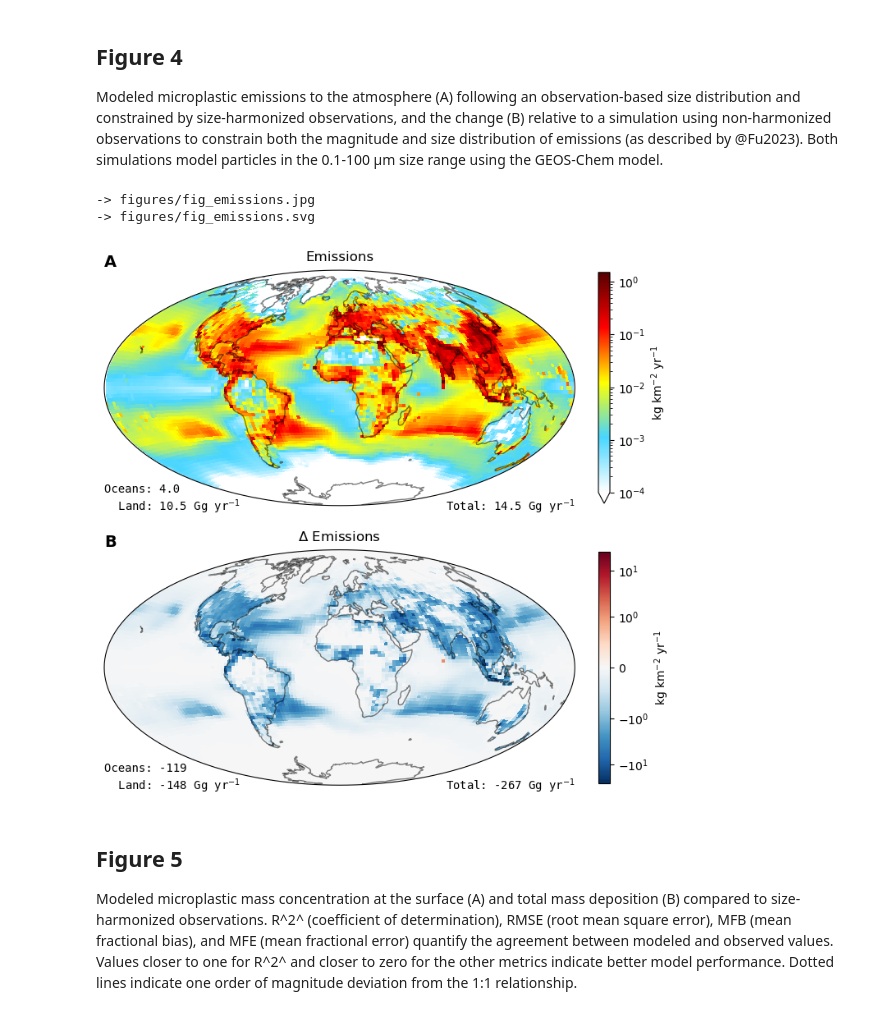
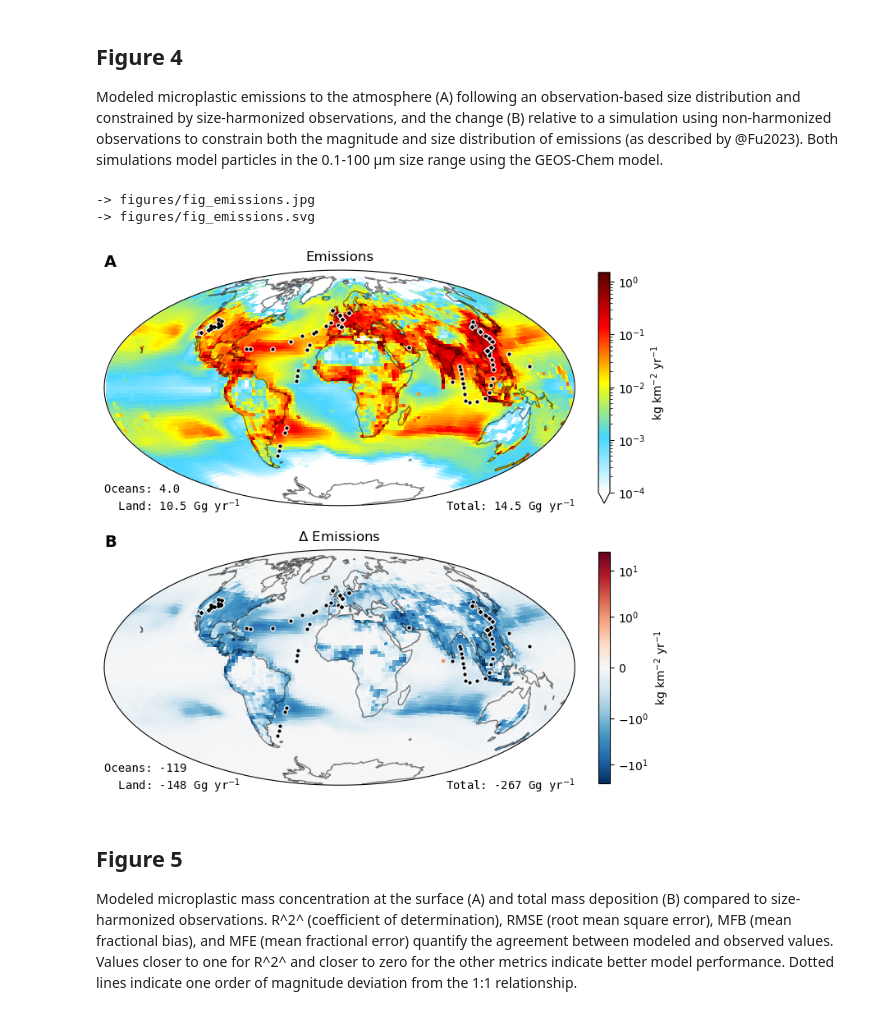
Before and after one commit to GEOS-Chem-IGE/hough2026_atmo-plast-emis_figures, a Jupyter notebook: notebooks/figures.ipynb, the cells around one changed output. Saved outputs shown, nothing was run; the diff lists cells and outputs as text; code cells hidden in the pictures.

Commit message:
Show observation locations on emissions figure

```diff
--- a/notebooks/figures.ipynb
+++ b/notebooks/figures.ipynb
@@ -812,6 +812,7 @@ Modeled microplastic emissions to the atmosphere (A) following an observation-ba
 def plot_emissions(
     main: xr.Dataset,
     alt: xr.Dataset,
+    obs: xr.Dataset or None = None,
     units: str | None = "kg/km2/yr",
     cmaps: dict[str, str | mpl_colors.Colormap] | None = None,
     lims: tuple[float | None, float | None] | None = (1e-4, None),
@@ -856,9 +857,21 @@ def plot_emissions(
             norm=norm,
             transform=ccrs.PlateCarree(),
         )
-        ax.coastlines(alpha=0.5)
+        ax.coastlines(alpha=0.5, zorder=0)
         img.colorbar.set_label(format_units_mpl(da.units))
         ax.set_title(title, va="bottom", fontsize=12)
+
+        if obs:
+            for var, marker in [("mass_concentration", "o"), ("mass_deposition", "D")]:
+                pts = obs[var].dropna(dim="index")
+                kws = {
+                    "x": pts["lon"],
+                    "y": pts["lat"],
+                    "transform": ccrs.PlateCarree(),
+                    "marker": marker,
+                }
+                ax.scatter(s=16, c="white", alpha=0.8, **kws)
+                ax.scatter(s=4, c="black", **kws)
 
     def plot_output(da: xr.DataArray, ax: GeoAxes, title: str) -> None:
         norm = mpl_colors.LogNorm(*lims)
@@ -925,35 +938,37 @@ def plot_emissions(
         cmaps = {}
     cmaps.setdefault("output", WhBlYlRd)
     cmaps.setdefault("delta", "RdBu_r")
 
     # Set up figure
     fig, axs = plt.subplot_mosaic(
         [["A"], ["B"]],
         subplot_kw=dict(projection=ccrs.Hammer()),
         layout="constrained",
         figsize=figsize,
     )
 
     # Plot rows; add totals in bottom left corner of subplots
     plot_all(axs)
     write_all(axs)
 
     # Label subplots
     label_kws = dict(ha="left", va="bottom", fontsize=14, fontweight="bold")
     for label, ax in axs.items():
         ax.text(x=0, y=1, s=label, transform=ax.transAxes, **label_kws)
 
     return fig
 
 
-fig = plot_emissions(main=sim_main, alt=sim_alt, figsize=(7, 6.8), lims=(1e-4, None))
+fig = plot_emissions(
+    main=sim_main, alt=sim_alt, obs=obs_main, figsize=(7, 6.8), lims=(1e-4, None)
+)
 
 save_figure(fig, filename="fig_emissions.jpg", dpi=200, overwrite=OVERWRITE)
 save_figure(fig, filename="fig_emissions.svg", dpi=200, overwrite=OVERWRITE)
 # %% [output]
 -> figures/fig_emissions.jpg
 -> figures/fig_emissions.svg
-[figure, old version]
+[figure, new version]
 # %% [markdown]
 Figure 5
 --------
```
Also changed, not shown: 2 other files.
